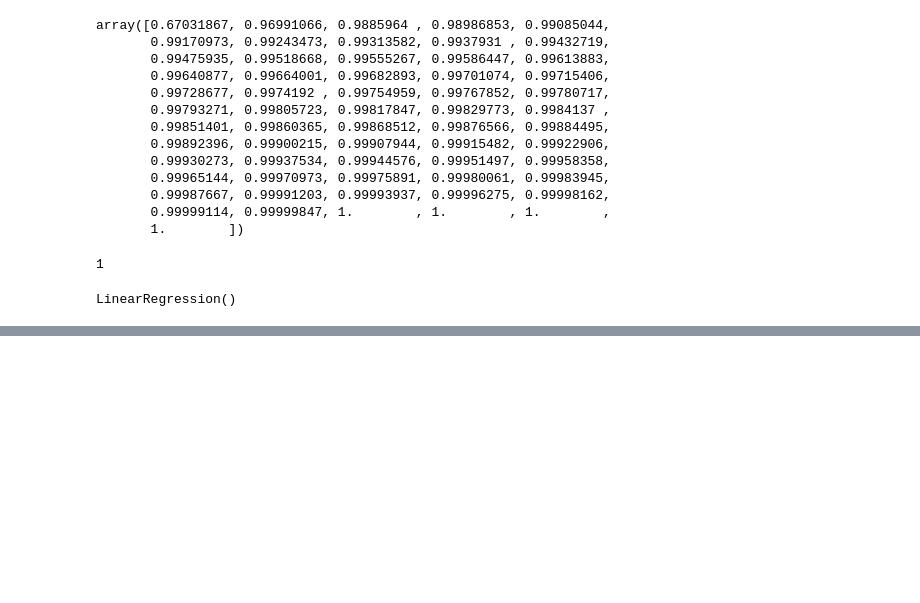
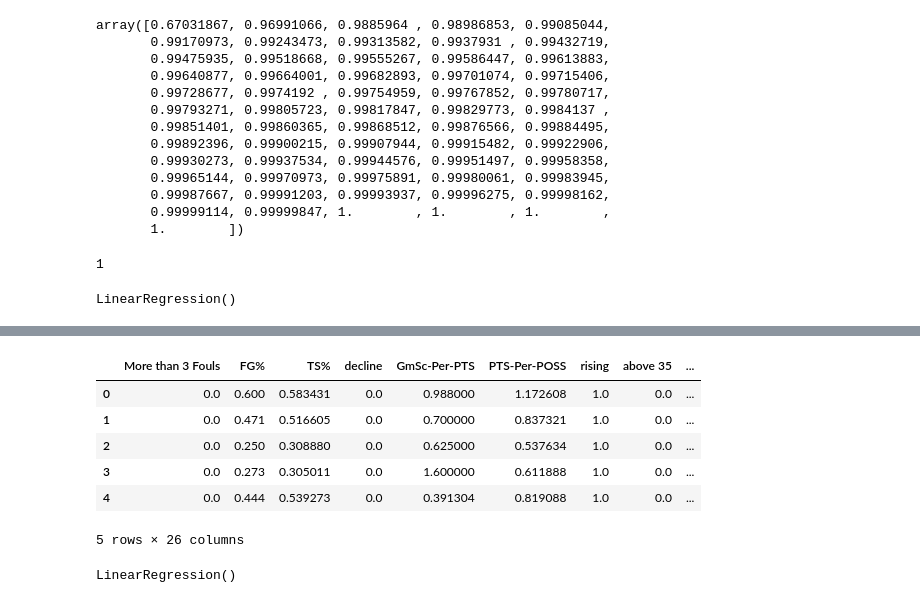
Before and after one commit to SarthakKamboj/Lebron-James-Efficiency-ML-Models, a Jupyter notebook: ML-Iteration-1/Machine Learning.ipynb, the cells around one changed output, grey strips where cells are left out. Saved outputs shown, nothing was run; the diff lists cells and outputs as text; code cells hidden in the pictures; blank space fills up the shorter version.

```diff
--- a/Standardization.ipynb
+++ b/ML-Iteration-1/Machine Learning.ipynb
@@ -262,0 +290,20 @@ ln.score(X_test,y_test)
+# %%
+teams_lists = ['ATL', 'BOS', 'BRK',
+       'CHA', 'CHI', 'CHO', 'CLE', 'DAL', 'DEN', 'DET', 'GSW', 'HOU', 'IND',
+       'LAC', 'LAL', 'MEM', 'MIA', 'MIL', 'MIN', 'NJN', 'NOH', 'NOK', 'NOP',
+       'NYK', 'OKC', 'ORL', 'PHI', 'PHO', 'POR', 'SAC', 'SAS', 'SEA', 'TOR',
+       'UTA', 'WAS']
+# %%
+non_opp_cols = list(set(sig_df.columns)-set(teams_lists))
+# %%
+sig_df_no_opp = sig_df[non_opp_cols].select_dtypes(exclude=["object"])
+# %%
+sig_df_no_opp.head()
+# %% [output]
+|  | More than 3 Fouls | FG% | TS% | decline | GmSc-Per-PTS | PTS-Per-POSS | rising | above 35 | ... |
+| 0 | 0.0 | 0.600 | 0.583431 | 0.0 | 0.988000 | 1.172608 | 1.0 | 0.0 | ... |
+| 1 | 0.0 | 0.471 | 0.516605 | 0.0 | 0.700000 | 0.837321 | 1.0 | 0.0 | ... |
+| 2 | 0.0 | 0.250 | 0.308880 | 0.0 | 0.625000 | 0.537634 | 1.0 | 0.0 | ... |
+| 3 | 0.0 | 0.273 | 0.305011 | 0.0 | 1.600000 | 0.611888 | 1.0 | 0.0 | ... |
+| 4 | 0.0 | 0.444 | 0.539273 | 0.0 | 0.391304 | 0.819088 | 1.0 | 0.0 | ... |
+5 rows × 26 columns
@@ -262,0 +318,4 @@ ln.score(X_test,y_test)
+# %%
+ln.fit(X_train,y_train)
+# %% [output]
+LinearRegression()
```
Also changed, not shown: parts of 26 cells of this notebook, 1 other file.
